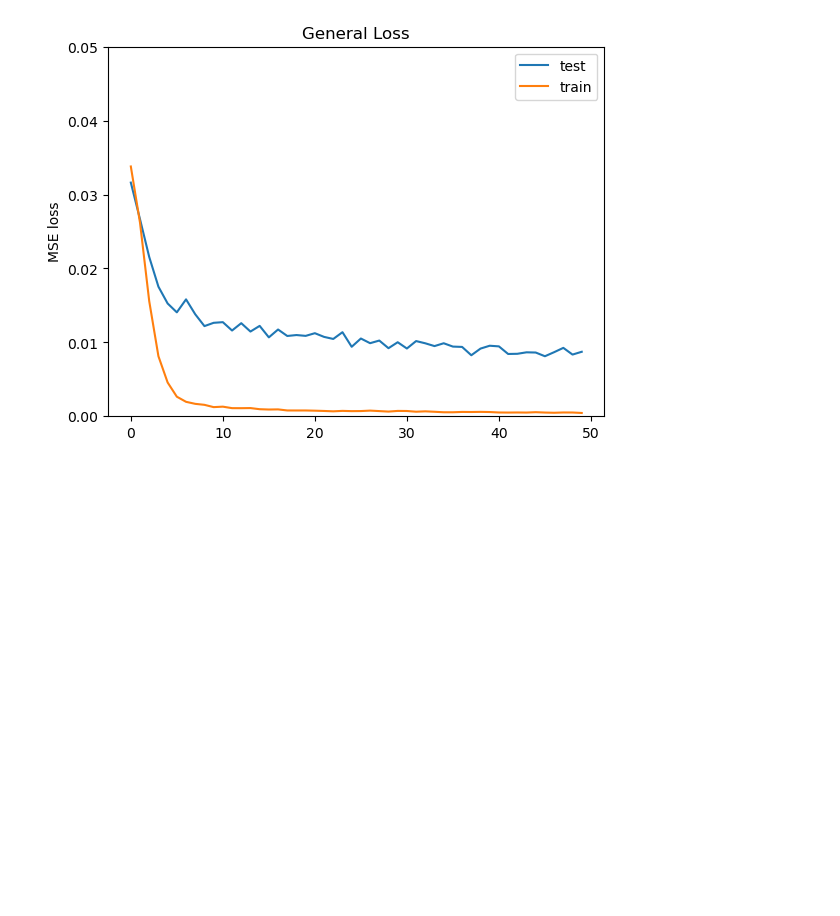
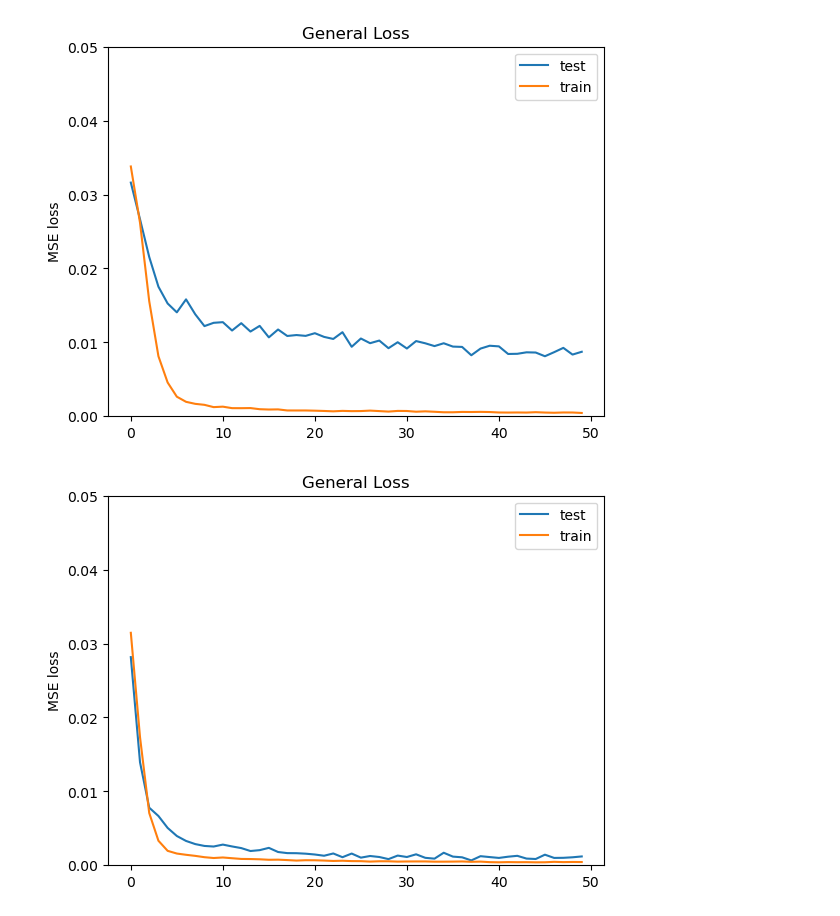
Before and after one commit to hiyuantang/FAU_Dataset, a Jupyter notebook: code/vis_maemse.ipynb, the cells around one changed output. Cells and saved outputs as stored; diff of their text form; code cells hidden in the pictures; blank space fills up the shorter version.

Commit message:
upload results

```diff
--- a/code/vis_maemse.ipynb
+++ b/code/vis_maemse.ipynb
@@ -26,11 +26,17 @@ def plot_loss(contents):
     plt.legend()
     plt.show()
 # %%
-with open('/Volumes/Yuan-T7/GitHub/FAU_Dataset/code/results_r66/results.txt') as f:
+with open('D:/GitHub/FAU_Dataset/code/results_r66/results.txt') as f:
     lines = f.readlines()
 plot_loss(lines)
 # %% [output]
 [figure]
+# %%
+with open('D:/GitHub/FAU_Dataset/code/results_r82/results.txt') as f:
+    lines = f.readlines()
+plot_loss(lines)
+# %% [output]
+[figure, added]
 # %%
 aus = ['pspi', 'au4', 'au6', 'au7', 'au10', 'au12', 'au20', 'au25', 'au26', 'au43']
 train_mse_aus = [0.0676679, 0.01097045, 0.01296659, 0.01536401, 0.01177868, 0.01214748, 0.01171816, 0.0121143, 0.01373111, 0.00284729]
```
Also changed, not shown: parts of 2 cells of this notebook, 40 other files.
